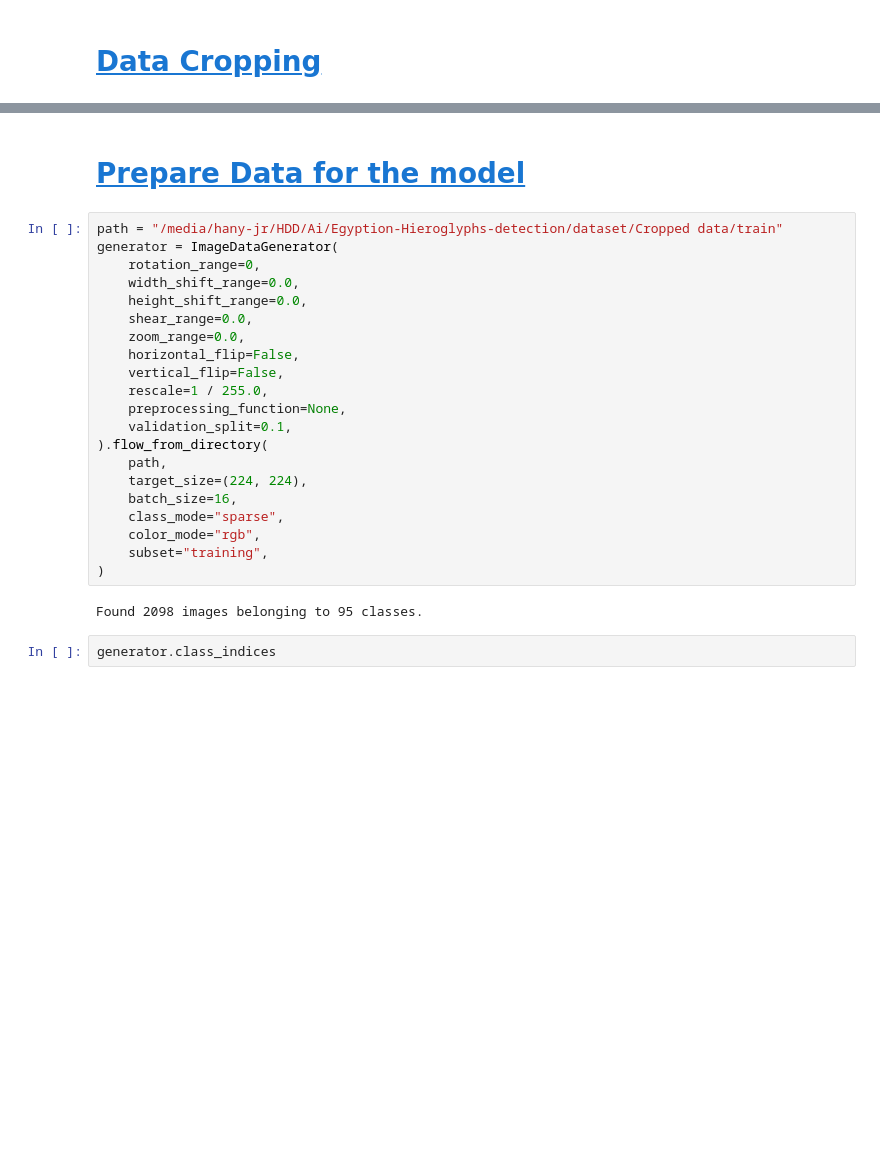
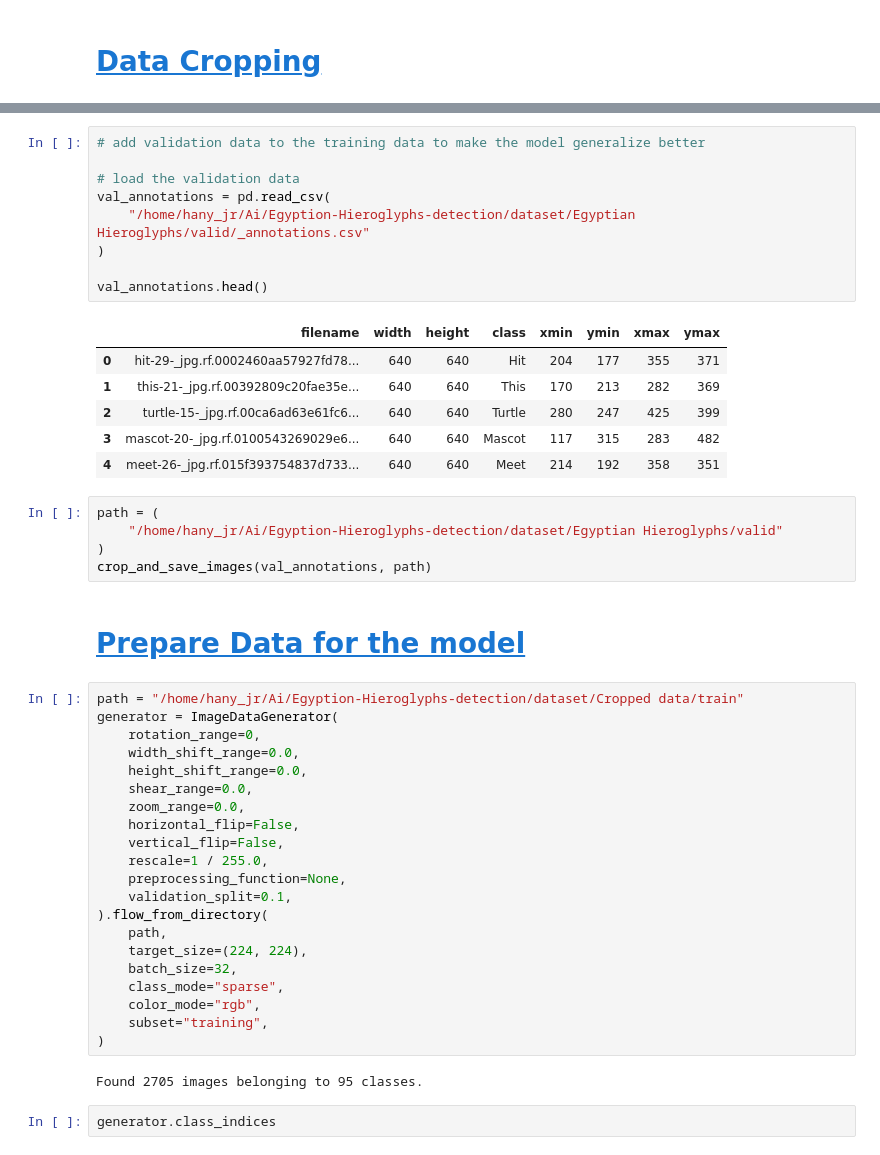
Before and after one commit to ahmedhany14/Egyption-Hieroglyphs-detection, a Jupyter notebook: src/Image Classification/workspaceTraining.ipynb, the cells around one changed output, grey strips where cells are left out. Saved outputs shown, nothing was run; the diff lists cells and outputs as text; blank space fills up the shorter version.

```diff
--- a/src/Image Classification/workspaceTraining.ipynb
+++ b/src/Image Classification/workspaceTraining.ipynb
@@ -145,8 +156,29 @@ path = "/media/hany-jr/HDD/Ai/Egyption-Hieroglyphs-detection/dataset/Egyption Hi
 crop_and_save_images(annotations, path)
+# %%
+# add validation data to the training data to make the model generalize better
+
+# load the validation data
+val_annotations = pd.read_csv(
+    "/home/hany_jr/Ai/Egyption-Hieroglyphs-detection/dataset/Egyptian Hieroglyphs/valid/_annotations.csv"
+)
+
+val_annotations.head()
+# %% [output]
+|  | filename | width | height | class | xmin | ymin | xmax | ymax |
+| 0 | hit-29-_jpg.rf.0002460aa57927fd78... | 640 | 640 | Hit | 204 | 177 | 355 | 371 |
+| 1 | this-21-_jpg.rf.00392809c20fae35e... | 640 | 640 | This | 170 | 213 | 282 | 369 |
+| 2 | turtle-15-_jpg.rf.00ca6ad63e61fc6... | 640 | 640 | Turtle | 280 | 247 | 425 | 399 |
+| 3 | mascot-20-_jpg.rf.0100543269029e6... | 640 | 640 | Mascot | 117 | 315 | 283 | 482 |
+| 4 | meet-26-_jpg.rf.015f393754837d733... | 640 | 640 | Meet | 214 | 192 | 358 | 351 |
+# %%
+path = (
+    "/home/hany_jr/Ai/Egyption-Hieroglyphs-detection/dataset/Egyptian Hieroglyphs/valid"
+)
+crop_and_save_images(val_annotations, path)
 # %% [markdown]
 # [Prepare Data for the model]()
 # %%
-path = "/media/hany-jr/HDD/Ai/Egyption-Hieroglyphs-detection/dataset/Cropped data/train"
+path = "/home/hany_jr/Ai/Egyption-Hieroglyphs-detection/dataset/Cropped data/train"
 generator = ImageDataGenerator(
     rotation_range=0,
     width_shift_range=0.0,
@@ -161,13 +193,13 @@ generator = ImageDataGenerator(
 ).flow_from_directory(
     path,
     target_size=(224, 224),
-    batch_size=16,
+    batch_size=32,
     class_mode="sparse",
     color_mode="rgb",
     subset="training",
 )
 # %% [output]
-Found 2098 images belonging to 95 classes.
+Found 2705 images belonging to 95 classes.
 # %%
 generator.class_indices
 # %% [output]
```
Also changed, not shown: parts of 16 cells of this notebook.
